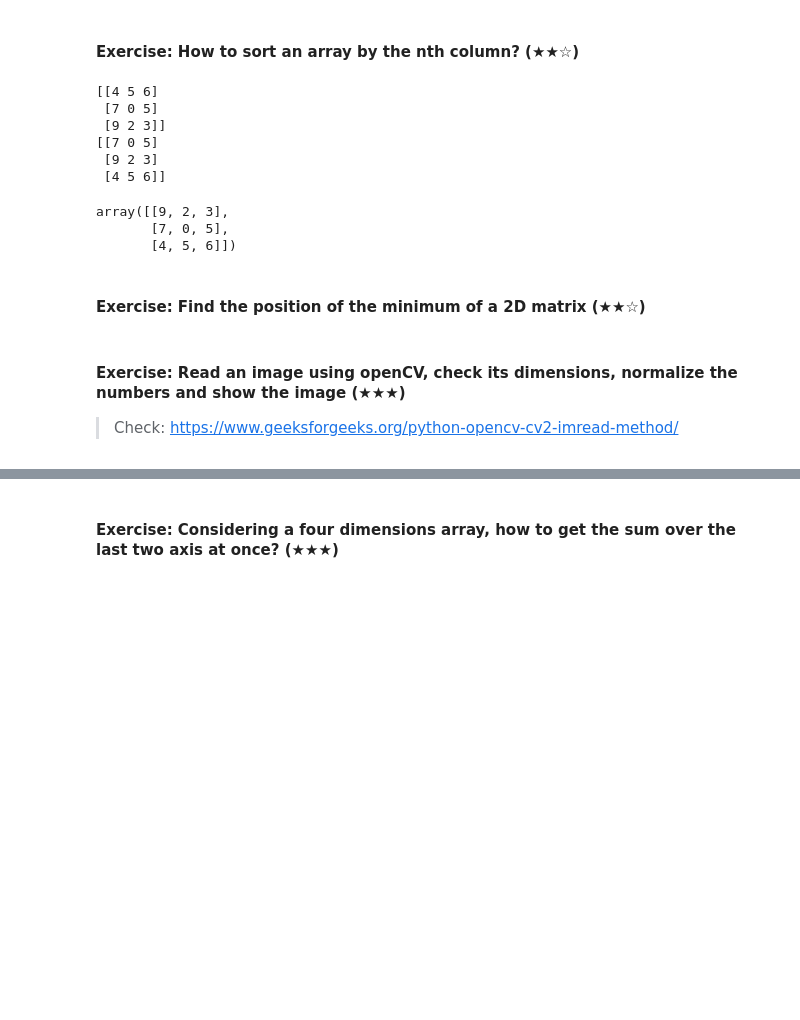
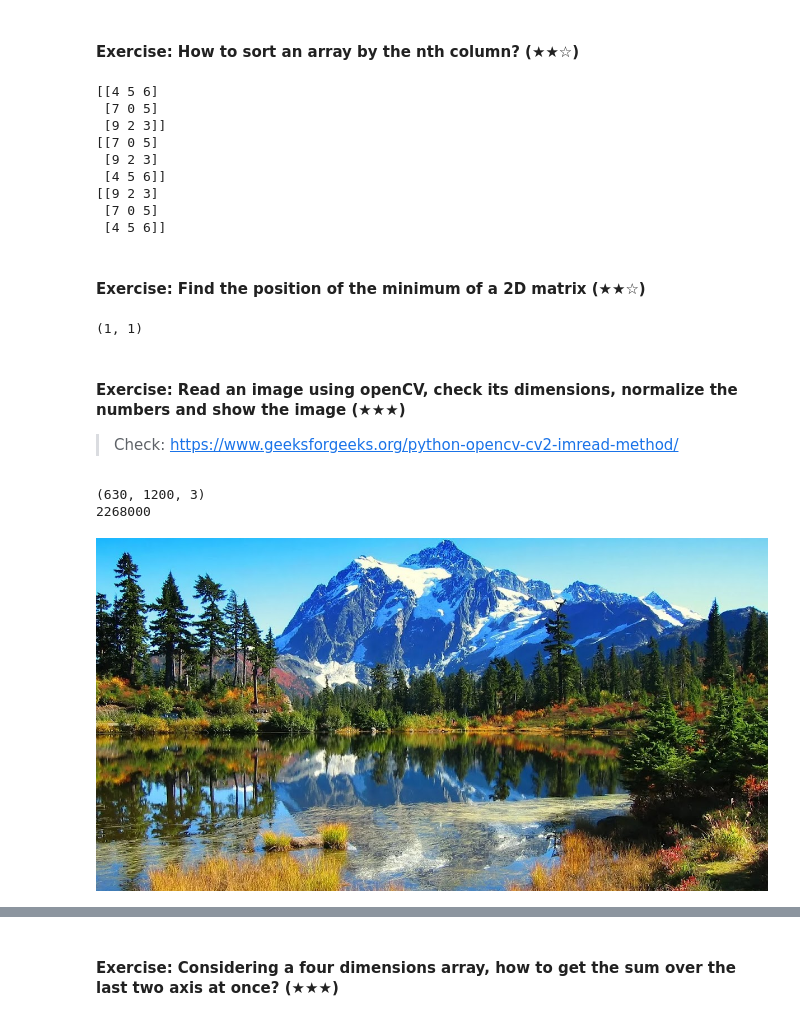
Before and after one commit to martina-nu/GoogleCollab, a Jupyter notebook: 02-numpy/02.1-Intro-to-Numpy.ipynb, the cells around one changed output, grey strips where cells are left out. Cells and saved outputs as stored; diff of their text form; code cells hidden in the pictures; blank space fills up the shorter version.

```diff
--- a/02-numpy/02.1-Intro-to-Numpy.ipynb
+++ b/02-numpy/02.1-Intro-to-Numpy.ipynb
@@ -808,7 +808,7 @@ print(a[a[:, 1].argsort()])
 
 #Sort by third column
 
-a[a[:, 2].argsort()]
+print(a[a[:, 2].argsort()])
 # %% [output]
 [[4 5 6]
  [7 0 5]
@@ -816,12 +816,48 @@ a[a[:, 2].argsort()]
 [[7 0 5]
  [9 2 3]
  [4 5 6]]
+[[9 2 3]
+ [7 0 5]
+ [4 5 6]]
-array([[9, 2, 3],
-       [7, 0, 5],
-       [4, 5, 6]])
 # %% [markdown]
 #### Exercise: Find the position of the minimum of a 2D matrix (★★☆)
+# %%
+x = np.array([[9, 2, 3],
+           [4, 1, 6],
+           [7, 3, 5]])
+
+
+print(np.unravel_index(x.argmin(), x.shape))
+# %% [output]
+(1, 1)
 # %% [markdown]
 #### Exercise: Read an image using openCV, check its dimensions, normalize the numbers and show the image (★★★)
 
 >Check: https://www.geeksforgeeks.org/python-opencv-cv2-imread-method/
+# %%
+# importing cv2
+import cv2
+from google.colab.patches import cv2_imshow
+import urllib
+
+#Read image
+req = urllib.request.urlopen('https://4.bp.blogspot.com/-YXo5Lvhv-Lk/WPKWHvy64ZI/AAAAAAAAABQ/2oTYMy1j_RQusMus70DW_KZbvIYETOn6ACLcB/w1200-h630-p-k-no-nu/9DB.webp')
+arr = np.asarray(bytearray(req.read()), dtype=np.uint8)
+img = cv2.imdecode(arr, -1) # 'Load it as it is'
+
+#Check dimensions
+
+print(img.shape) #This returns a tuple of number of rows, columns, and channels( if color image).
+
+print(img.size) #Total number pixels in an image is accessed by img.size.
+
+
+#Normalize
+
+
+# Displaying the image
+cv2_imshow(img)
+# %% [output]
+(630, 1200, 3)
+2268000
+[figure, added]
```
Also changed, not shown: parts of 2 cells of this notebook.
